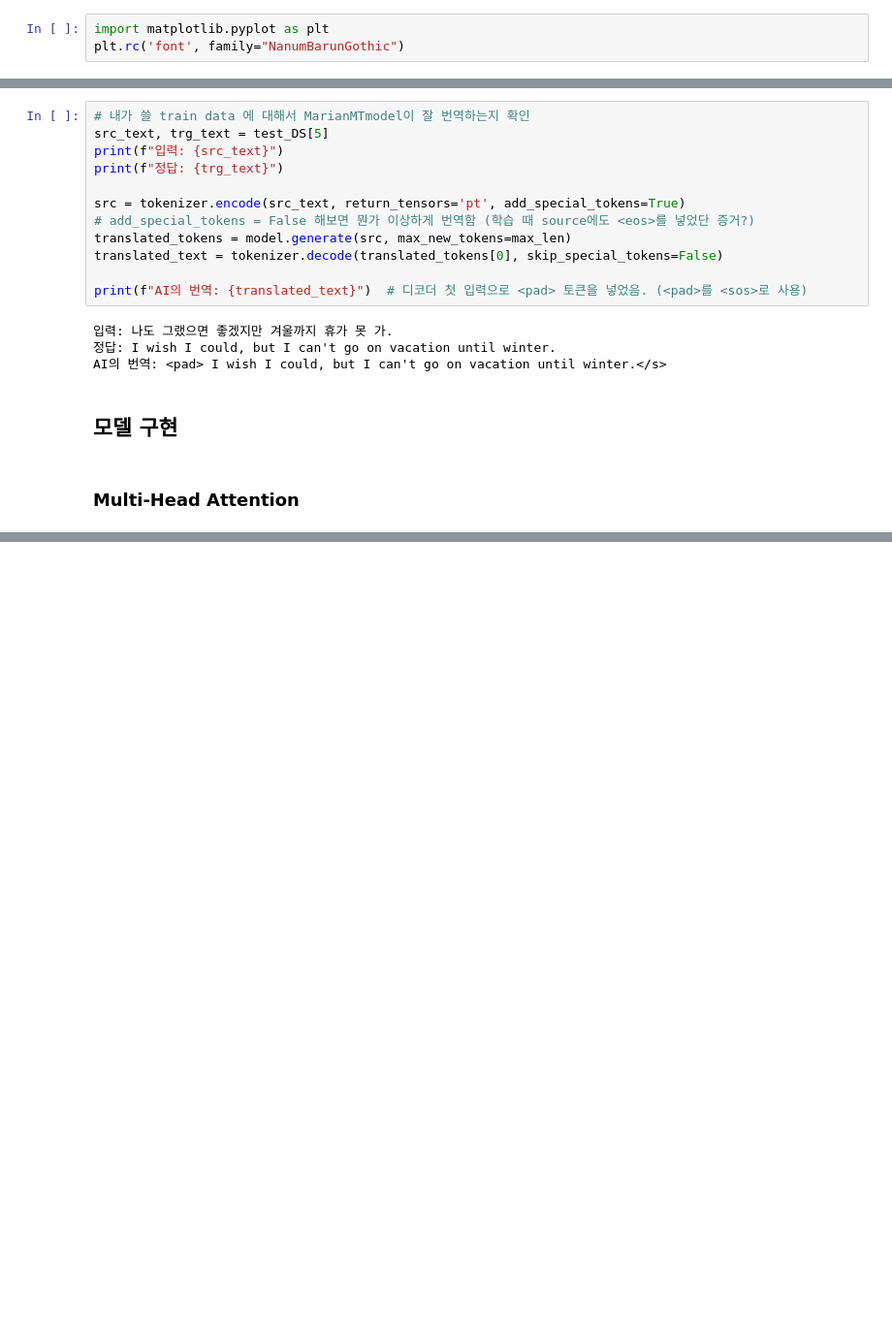
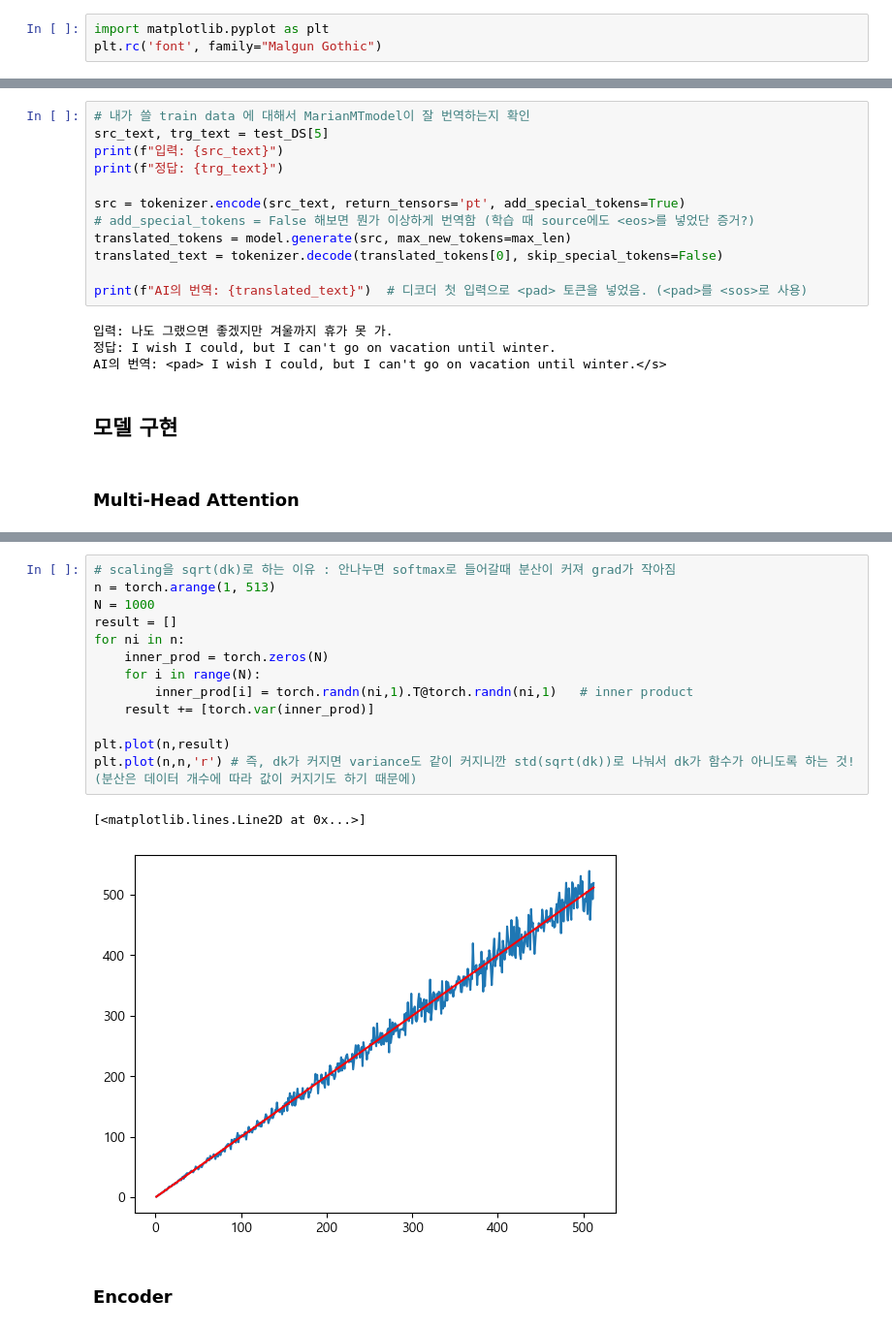
Before and after one commit to hoya9802/Transformer-pytorch, a Jupyter notebook: Transformer_tutorial.ipynb, the cells around one changed output, grey strips where cells are left out. Shown at 97% size. Cells and saved outputs as stored; diff of their text form; blank space fills up the shorter version.

```diff
--- a/Transformer_tutorial.ipynb
+++ b/Transformer_tutorial.ipynb
@@ -1,6 +1,6 @@
 # %%
 import matplotlib.pyplot as plt
-plt.rc('font', family="NanumBarunGothic")
+plt.rc('font', family="Malgun Gothic")
 # %%
 import torch
 from torch import nn, optim
@@ -371,0 +385,18 @@ tensor([[[ 1,  4],
+# %%
+# scaling을 sqrt(dk)로 하는 이유 : 안나누면 softmax로 들어갈때 분산이 커져 grad가 작아짐
+n = torch.arange(1, 513)
+N = 1000
+result = []
+for ni in n:
+    inner_prod = torch.zeros(N)
+    for i in range(N):
+        inner_prod[i] = torch.randn(ni,1).T@torch.randn(ni,1)   # inner product
+    result += [torch.var(inner_prod)]
+
+plt.plot(n,result)
+plt.plot(n,n,'r') # 즉, dk가 커지면 variance도 같이 커지니깐 std(sqrt(dk))로 나눠서 dk가 함수가 아니도록 하는 것! (분산은 데이터 개수에 따라 값이 커지기도 하기 때문에)
+# %% [output]
+[<matplotlib.lines.Line2D at 0x...>]
+[figure, added]
+# %% [markdown]
+### Encoder
```
Also changed, not shown: parts of 3 cells of this notebook.
